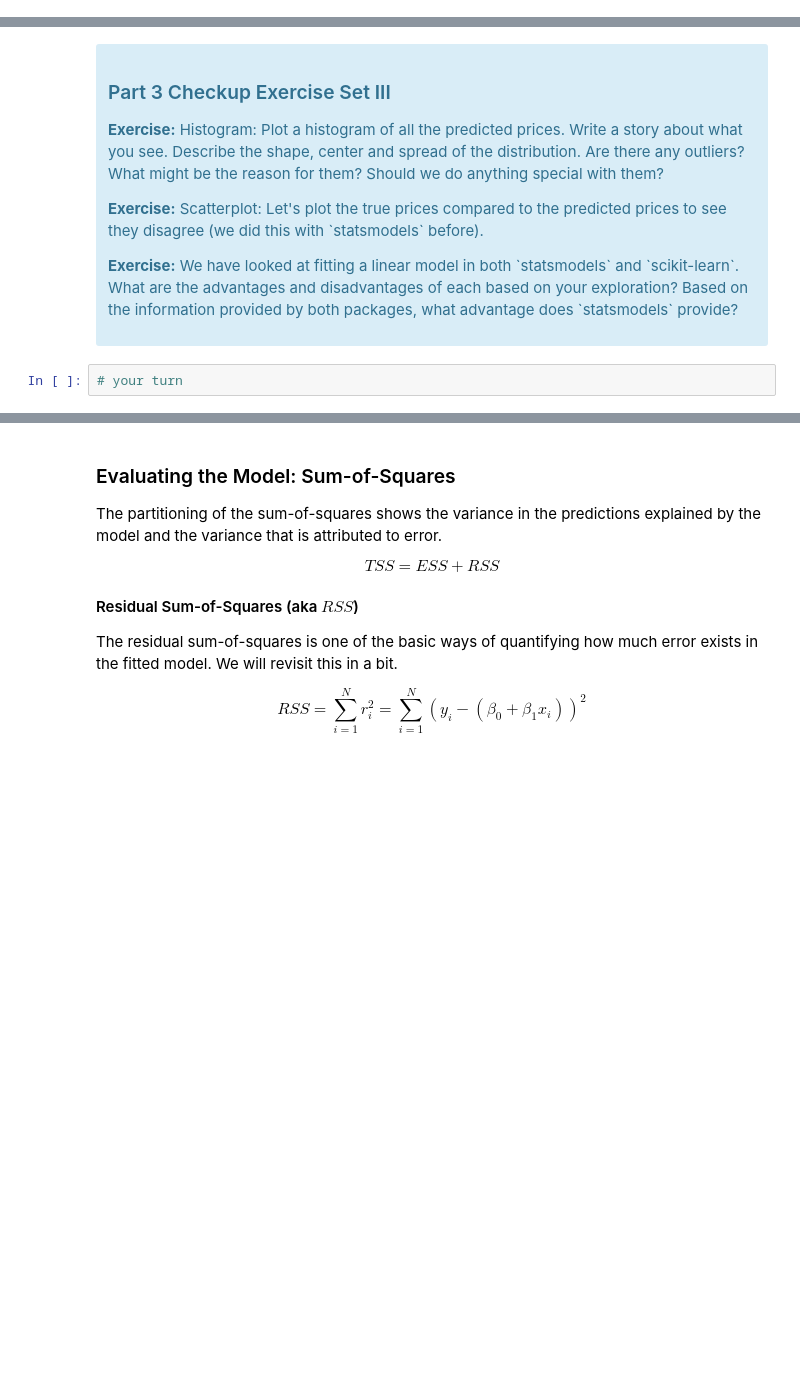
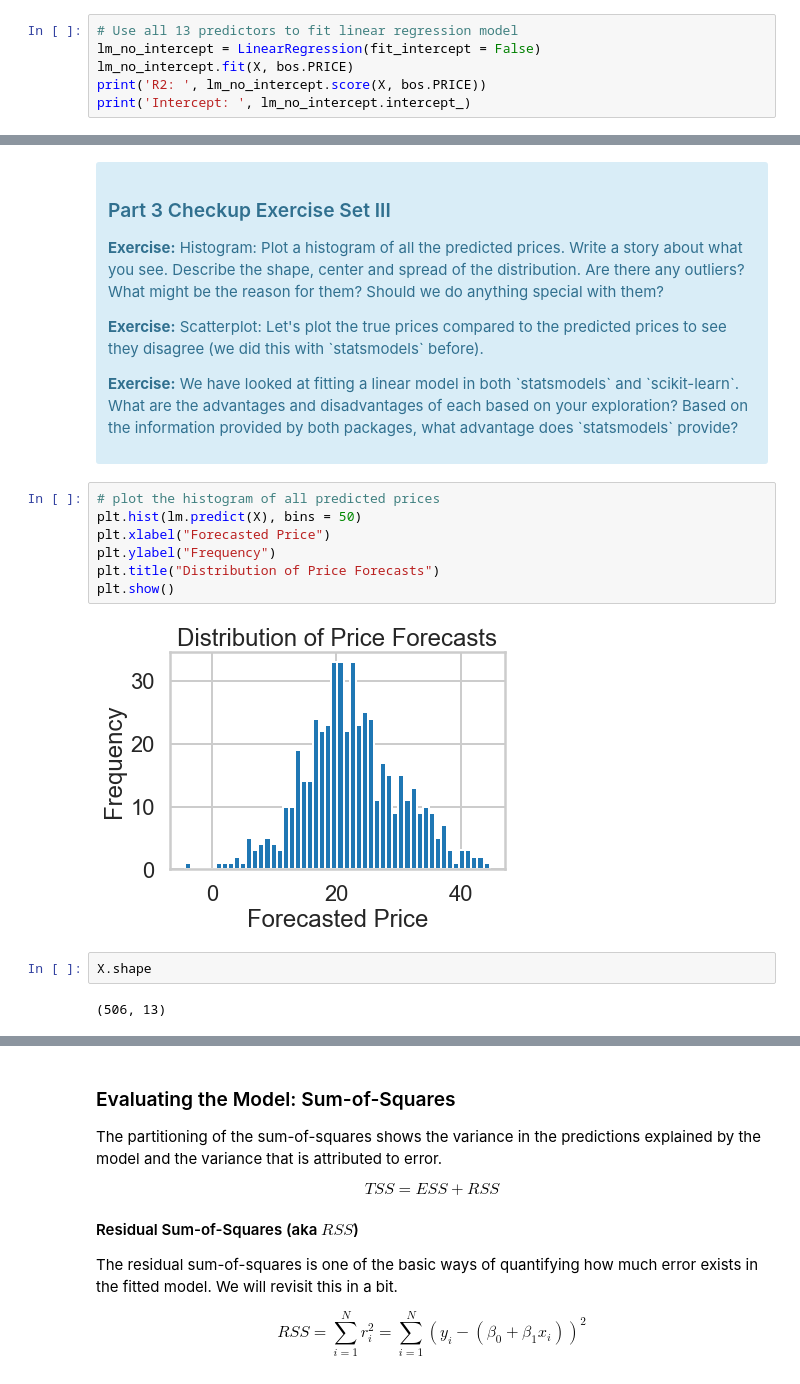
Before and after one commit to ldietsche/Springboard_Course, a Jupyter notebook: Linear Regression/Mini_Project_Linear_Regression.ipynb, the cells around one changed output, grey strips where cells are left out. Saved outputs shown, nothing was run; the diff lists cells and outputs as text; blank space fills up the shorter version.

Commit message:
update of the linear regression model

```diff
--- a/Linear Regression/Mini_Project_Linear_Regression.ipynb
+++ b/Linear Regression/Mini_Project_Linear_Regression.ipynb
@@ -522,0 +526,6 @@ In order not to have an intercept,
+# %%
+# Use all 13 predictors to fit linear regression model
+lm_no_intercept = LinearRegression(fit_intercept = False)
+lm_no_intercept.fit(X, bos.PRICE)
+print('R2: ', lm_no_intercept.score(X, bos.PRICE))
+print('Intercept: ', lm_no_intercept.intercept_)
@@ -554,5 +591,16 @@ lm.predict(X)[0:5]
 
 <p><b>Exercise:</b> We have looked at fitting a linear model in both `statsmodels` and `scikit-learn`. What are the advantages and disadvantages of each based on your exploration? Based on the information provided by both packages, what advantage does `statsmodels` provide?</p>
 </div>
-# %%
-# your turn
+# %%
+# plot the histogram of all predicted prices
+plt.hist(lm.predict(X), bins = 50)
+plt.xlabel("Forecasted Price")
+plt.ylabel("Frequency")
+plt.title("Distribution of Price Forecasts")
+plt.show()
+# %% [output]
+[figure, added]
+# %%
+X.shape
+# %% [output]
+(506, 13)
```
Also changed, not shown: parts of 47 cells of this notebook.
